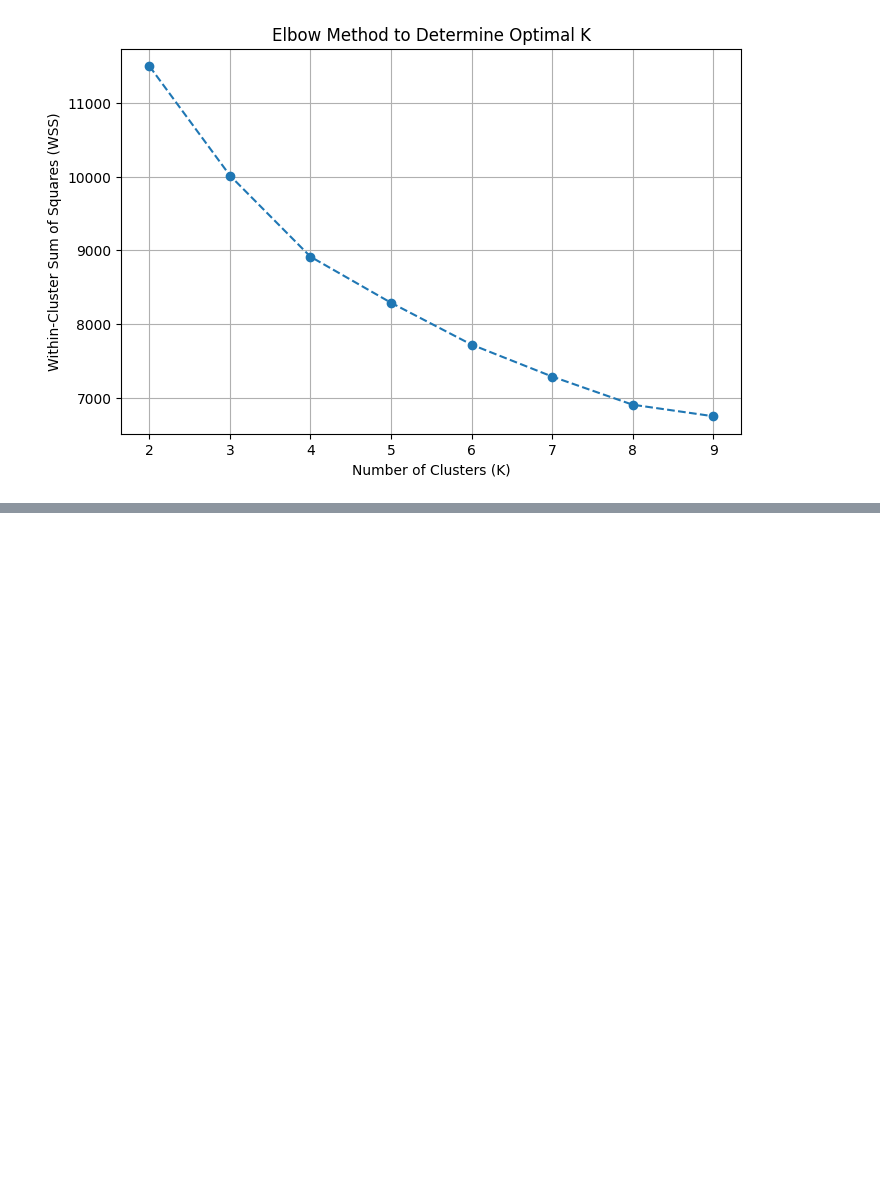
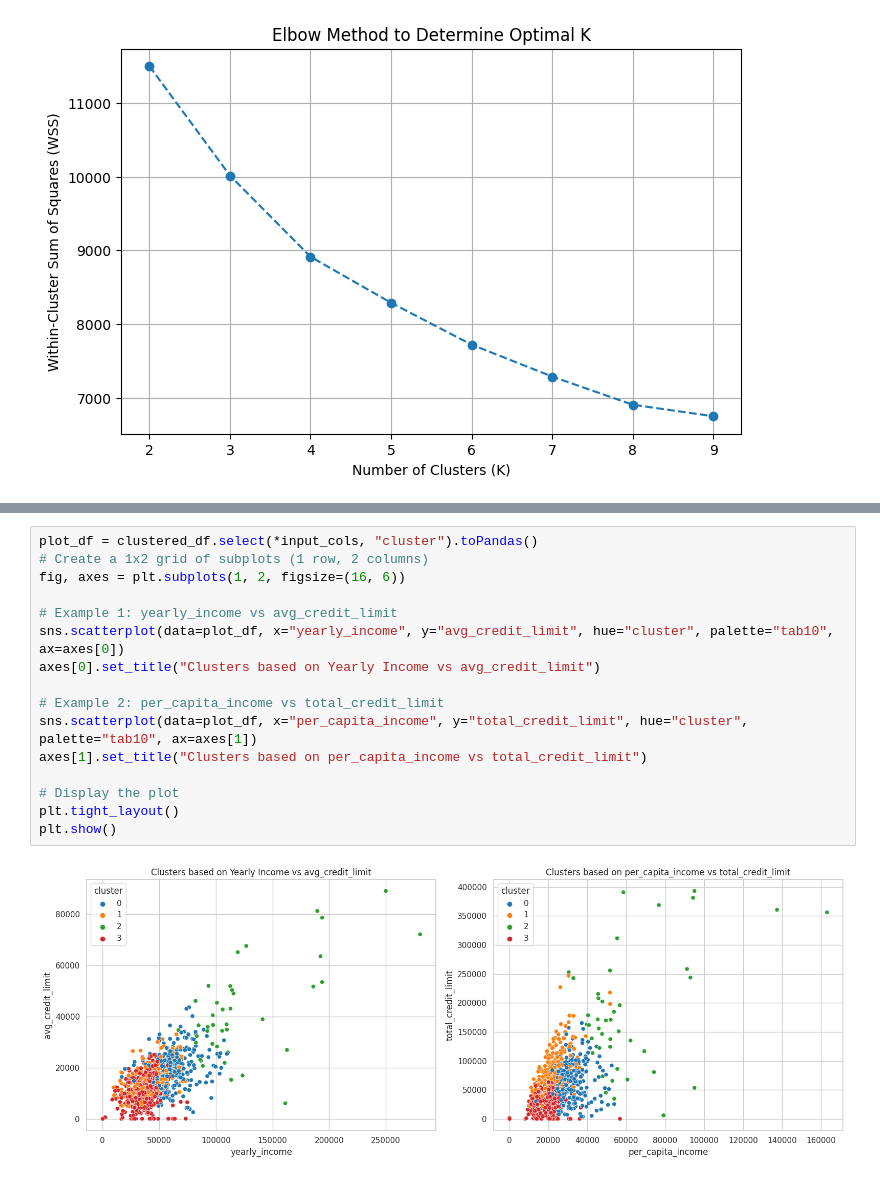
Before and after one commit to Sara-Gamal12/Transaction-Classification-and-Analysis, a Jupyter notebook: Users EDA.ipynb, the cells around one changed output, grey strips where cells are left out. Saved outputs shown, nothing was run; the diff lists cells and outputs as text; blank space fills up the shorter version.

```diff
--- a/Users EDA.ipynb
+++ b/Users EDA.ipynb
@@ -213,3 +245,21 @@ clustered_df.groupBy("cluster").agg(
+# %%
+plot_df = clustered_df.select(*input_cols, "cluster").toPandas()
+# Create a 1x2 grid of subplots (1 row, 2 columns)
+fig, axes = plt.subplots(1, 2, figsize=(16, 6))
+
+# Example 1: yearly_income vs avg_credit_limit
+sns.scatterplot(data=plot_df, x="yearly_income", y="avg_credit_limit", hue="cluster", palette="tab10", ax=axes[0])
+axes[0].set_title("Clusters based on Yearly Income vs avg_credit_limit")
+
+# Example 2: per_capita_income vs total_credit_limit
+sns.scatterplot(data=plot_df, x="per_capita_income", y="total_credit_limit", hue="cluster", palette="tab10", ax=axes[1])
+axes[1].set_title("Clusters based on per_capita_income vs total_credit_limit")
+
+# Display the plot
+plt.tight_layout()
+plt.show()
+# %% [output]
+[figure, added]
 # %%
 clustered_pandas = clustered_df.select("features", "cluster").toPandas()
 
```
Also changed, not shown: parts of 11 cells of this notebook.
